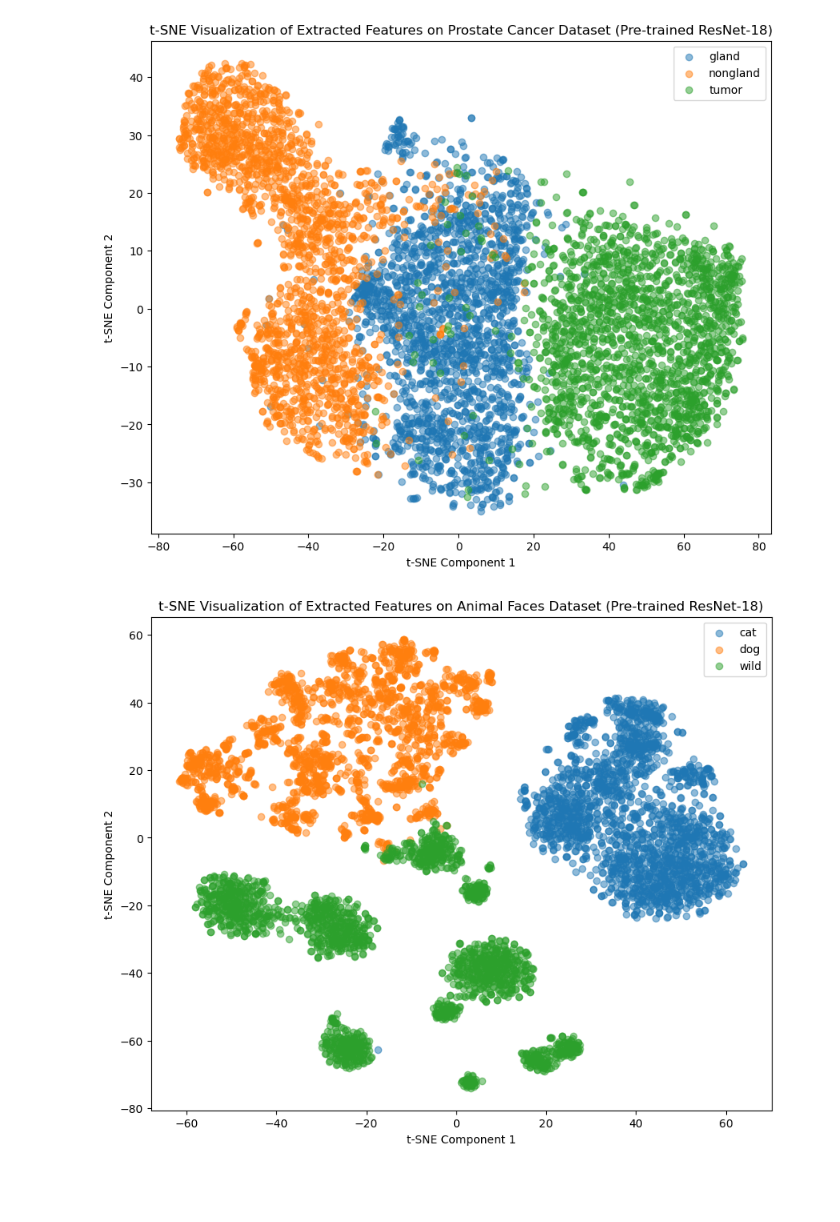
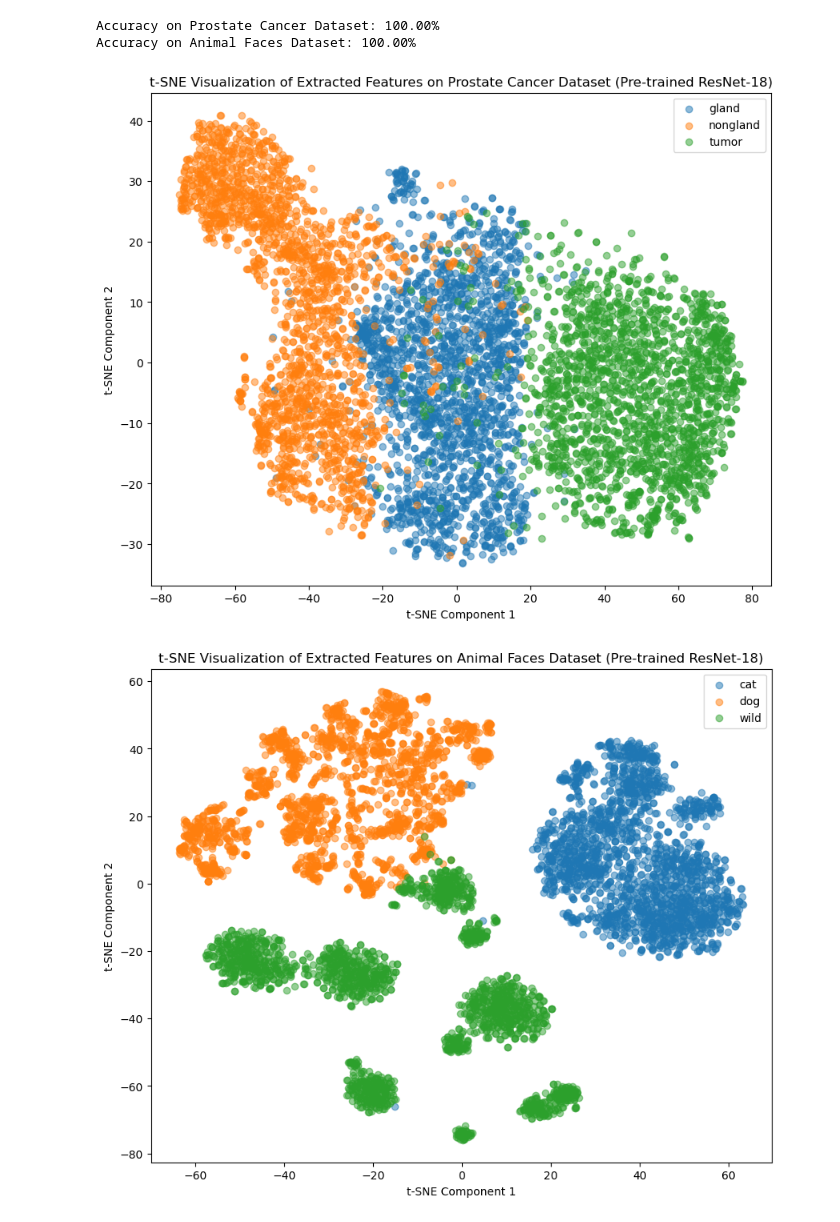
Before and after one commit to Clementxu8268/COMP432-GroupL, a Jupyter notebook: pretrain_datset2&3.ipynb, the cells around one changed output. Cells and saved outputs as stored; diff of their text form; code cells hidden in the pictures; blank space fills up the shorter version.

Commit message:
Add accu of pretrain dataset 2 and 3

```diff
--- a/pretrain_datset2&3.ipynb
+++ b/pretrain_datset2&3.ipynb
@@ -5,7 +5,8 @@ from torch.utils.data import DataLoader
 import numpy as np
 from sklearn.manifold import TSNE
 import matplotlib.pyplot as plt
-
+from sklearn.linear_model import LogisticRegression
+from sklearn.metrics import accuracy_score
 
 class CustomResNet18(torch.nn.Module):
     def __init__(self, num_classes=3):
@@ -56,40 +57,56 @@ def extract_features(data_loader, model):
     labels = np.concatenate(labels)
     return features, labels
 
-
 # Extract features for Dataset 2 and Dataset 3
 features2, labels2 = extract_features(data_loader2, model)
 features3, labels3 = extract_features(data_loader3, model)
+
+# Use a simple classifier (Logistic Regression) to classify the extracted features
+def compute_accuracy(features, labels):
+    classifier = LogisticRegression(max_iter=1000, random_state=42)
+    classifier.fit(features, labels)  # Train the classifier on extracted features
+    predictions = classifier.predict(features)  # Predict on the same dataset
+    accuracy = accuracy_score(labels, predictions)  # Calculate accuracy
+    return accuracy
+
+# Calculate accuracy for both datasets
+accuracy2 = compute_accuracy(features2, labels2)
+accuracy3 = compute_accuracy(features3, labels3)
+
+print(f"Accuracy on Prostate Cancer Dataset: {accuracy2 * 100:.2f}%")
+print(f"Accuracy on Animal Faces Dataset: {accuracy3 * 100:.2f}%")
 
 # Apply t-SNE for dimensionality reduction of the extracted features
 tsne2 = TSNE(n_components=2, random_state=42)
 reduced_features2 = tsne2.fit_transform(features2)
 
 tsne3 = TSNE(n_components=2, random_state=42)
 reduced_features3 = tsne3.fit_transform(features3)
 
 # Visualize t-SNE results for Dataset 2
 plt.figure(figsize=(10, 8))
 for label in np.unique(labels2):
     idx = labels2 == label
     plt.scatter(reduced_features2[idx, 0], reduced_features2[idx, 1], label=dataset2.classes[label], alpha=0.5)
 plt.legend()
 plt.title("t-SNE Visualization of Extracted Features on Prostate Cancer Dataset (Pre-trained ResNet-18)")
 plt.xlabel("t-SNE Component 1")
 plt.ylabel("t-SNE Component 2")
 plt.show()
 
 
 # Visualize t-SNE results for Dataset 3
 plt.figure(figsize=(10, 8))
 for label in np.unique(labels3):
     idx = labels3 == label
     plt.scatter(reduced_features3[idx, 0], reduced_features3[idx, 1], label=dataset3.classes[label], alpha=0.5)
 plt.legend()
 plt.title("t-SNE Visualization of Extracted Features on Animal Faces Dataset (Pre-trained ResNet-18)")
 plt.xlabel("t-SNE Component 1")
 plt.ylabel("t-SNE Component 2")
 plt.show()
 # %% [output]
+Accuracy on Prostate Cancer Dataset: 100.00%
+Accuracy on Animal Faces Dataset: 100.00%
-[figure, old version]
+[figure, new version]
-[figure, old version]
+[figure, new version]
```
